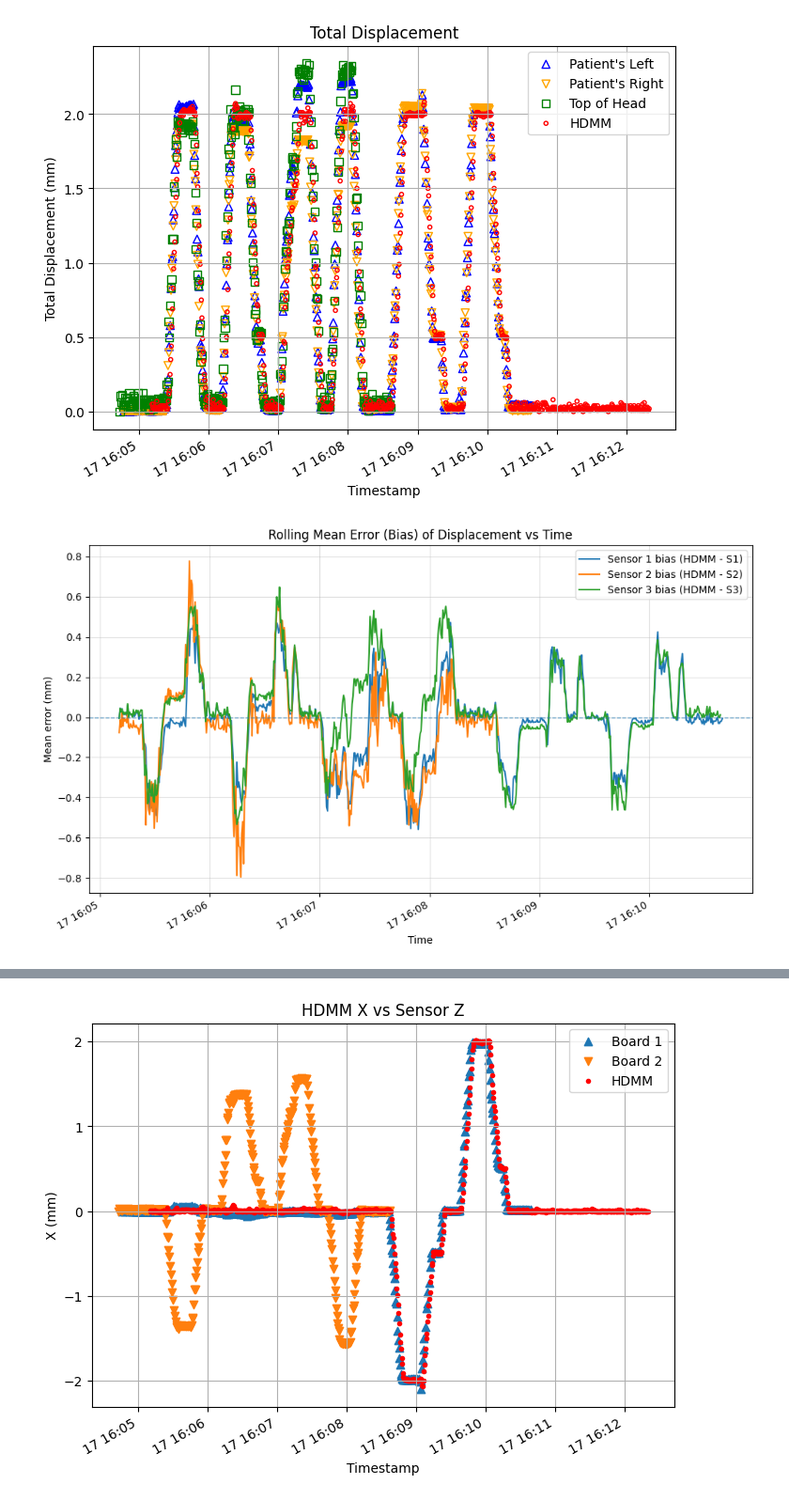
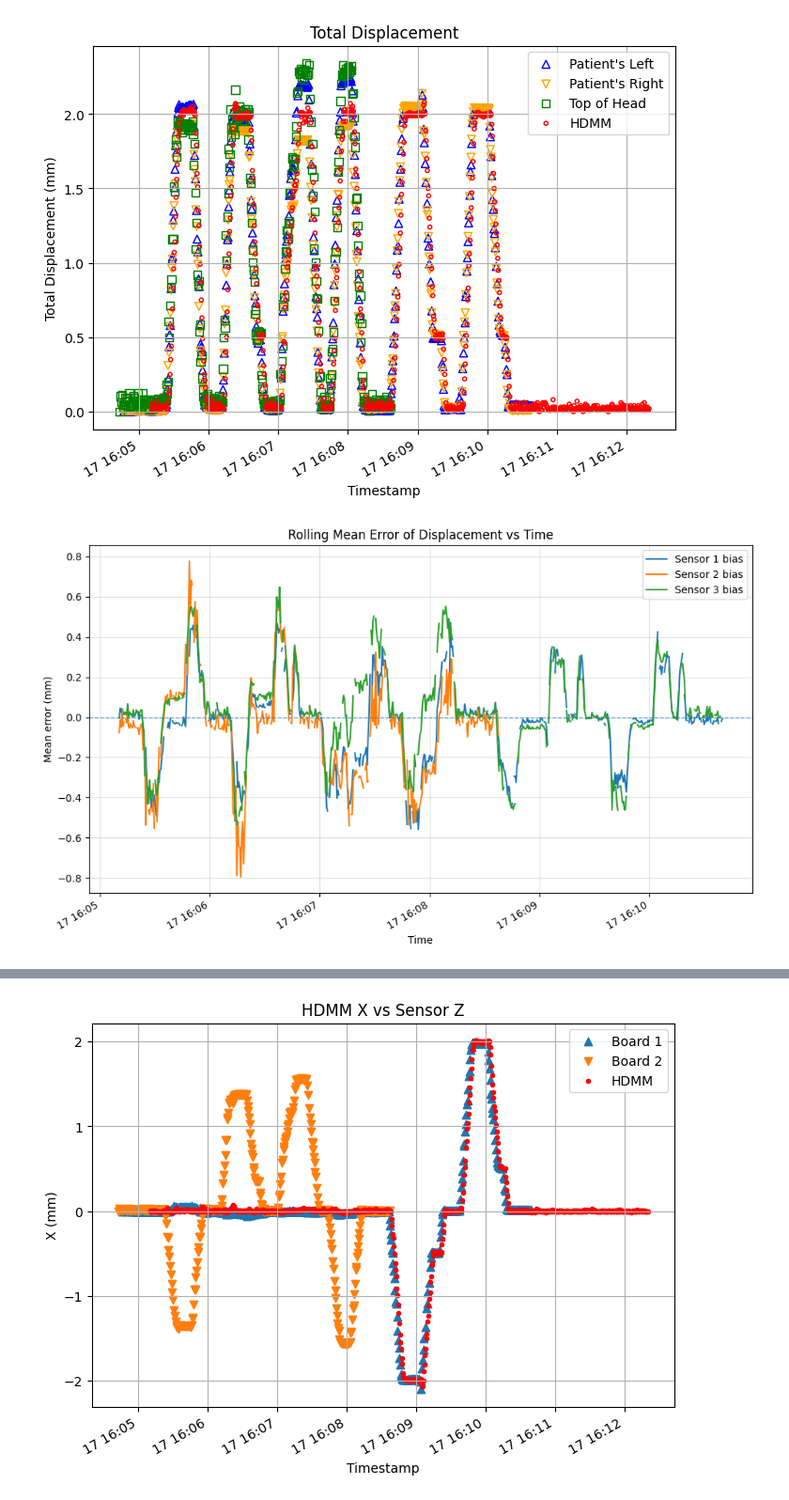
Before and after one commit to SpicedDill/magnetic-sensor-data, a Jupyter notebook: BN_Analysis/10172025_Multisensor_GK.ipynb, the cells around one changed output, grey strips where cells are left out. Shown at 94% size. Drawn from its saved outputs; the diff is of its cells as text; code cells hidden in the pictures.

```diff
--- a/BN_Analysis/10172025_Multisensor_GK.ipynb
+++ b/BN_Analysis/10172025_Multisensor_GK.ipynb
@@ -523,11 +523,7 @@ plt.show()
 # %% [output]
 [figure]
 # %%
-import numpy as np
-import pandas as pd
-import matplotlib.pyplot as plt
 
-# --- helpers (same as before) ---
 def _to_dt_series(ts):
     return pd.to_datetime(pd.Series(ts), errors='coerce').dropna().sort_values().reset_index(drop=True)
 
@@ -552,37 +548,37 @@ def mean_error_time_series(ref_time, ref_disp, cand_time, cand_disp, window='5s'
         left_on='t_ref', right_on='t_cand',
         direction='nearest',
         tolerance=tol
     )
 
     # Signed error (no abs): HDMM - sensor
     err = aligned['y_ref'] - aligned['y_cand']
     s = pd.Series(err.values, index=aligned['t_ref'])
     me = s.rolling(window=window, min_periods=1).mean()
     me.name = f"Mean error (window={window}, tol={tolerance})"
     return me
 
 # --- compute curves ---
-window = '500ms'
-tolerance = '500ms'
+window = '507ms'
+tolerance = '254ms'
 
 me1 = mean_error_time_series(hdmm_timecorr_shift, hdmm_disp, timestamps,  disp,  window, tolerance)
 me2 = mean_error_time_series(hdmm_timecorr_shift, hdmm_disp, timestamps2, disp2, window, tolerance)
 me3 = mean_error_time_series(hdmm_timecorr_shift, hdmm_disp, timestamps3, disp3, window, tolerance)
 
 # --- plot ---
 plt.figure(figsize=(10, 6))
-if not me1.empty: plt.plot(me1.index, me1.values, label='Sensor 1 bias (HDMM - S1)')
-if not me2.empty: plt.plot(me2.index, me2.values, label='Sensor 2 bias (HDMM - S2)')
-if not me3.empty: plt.plot(me3.index, me3.values, label='Sensor 3 bias (HDMM - S3)')
+if not me1.empty: plt.plot(me1.index, me1.values, label='Sensor 1 bias')
+if not me2.empty: plt.plot(me2.index, me2.values, label='Sensor 2 bias')
+if not me3.empty: plt.plot(me3.index, me3.values, label='Sensor 3 bias')
 
 plt.axhline(0, linewidth=1, linestyle='--', alpha=0.7)
 plt.gcf().autofmt_xdate()
 plt.xlabel('Time')
 plt.ylabel('Mean error (mm)')
-plt.title('Rolling Mean Error (Bias) of Displacement vs Time')
+plt.title('Rolling Mean Error of Displacement vs Time')
 plt.grid(True, alpha=0.4)
 plt.legend()
 plt.tight_layout()
 plt.show()
 # %% [output]
-[figure, old version]
+[figure, new version]
```
Also changed, not shown: parts of 1 cell of this notebook.
